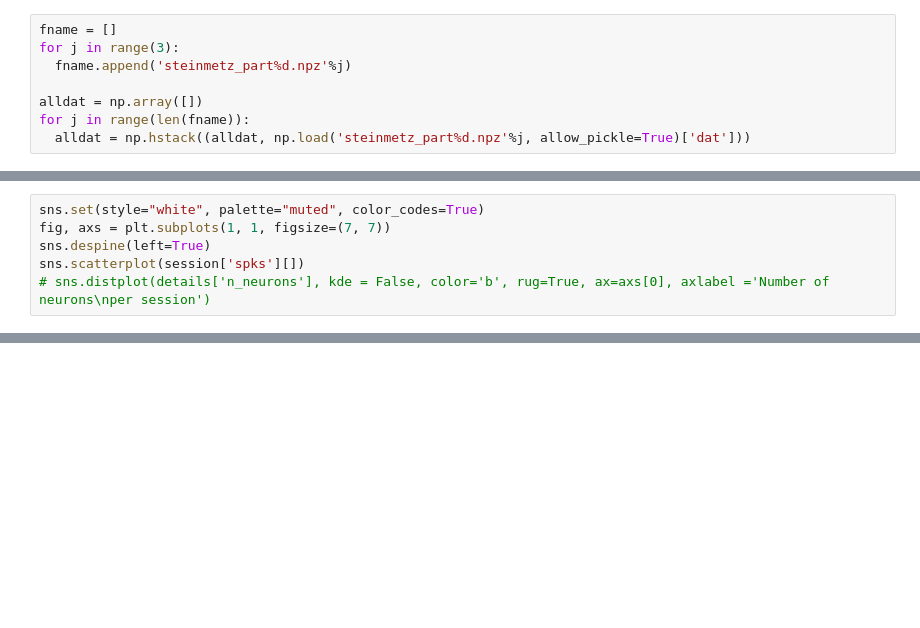
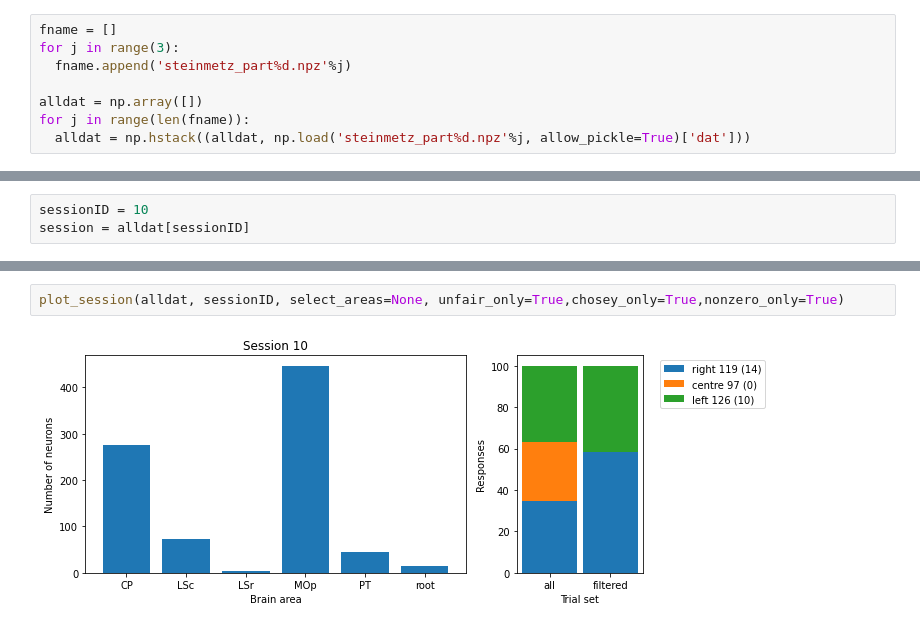
Before and after one commit to jorgeerrz/mistaken_mice, a Jupyter notebook: visualise_data.ipynb, the cells around one changed output, grey strips where cells are left out. Saved outputs shown, nothing was run; the diff lists cells and outputs as text; blank space fills up the shorter version.

Commit message:
plot and summarise with filters

```diff
--- a/visualise_data.ipynb
+++ b/visualise_data.ipynb
@@ -68,6 +17,0 @@ left (1)  : 2 (20%)
-# %%
-sns.set(style="white", palette="muted", color_codes=True)
-fig, axs = plt.subplots(1, 1, figsize=(7, 7))
-sns.despine(left=True)
-sns.scatterplot(session['spks'][])
-# sns.distplot(details['n_neurons'], kde = False, color='b', rug=True, ax=axs[0], axlabel ='Number of neurons\nper session')
@@ -75,0 +18,3 @@ SyntaxError: invalid syntax (<ipython-input-26-fc2002745e91>, line 8)
+# %%
+sessionID = 10
+session = alldat[sessionID]
@@ -75,0 +42,4 @@ SyntaxError: invalid syntax (<ipython-input-26-fc2002745e91>, line 8)
+# %%
+plot_session(alldat, sessionID, select_areas=None, unfair_only=True,chosey_only=True,nonzero_only=True)
+# %% [output]
+[figure, added]
```
Also changed, not shown: parts of 8 cells of this notebook, 1 other file.
